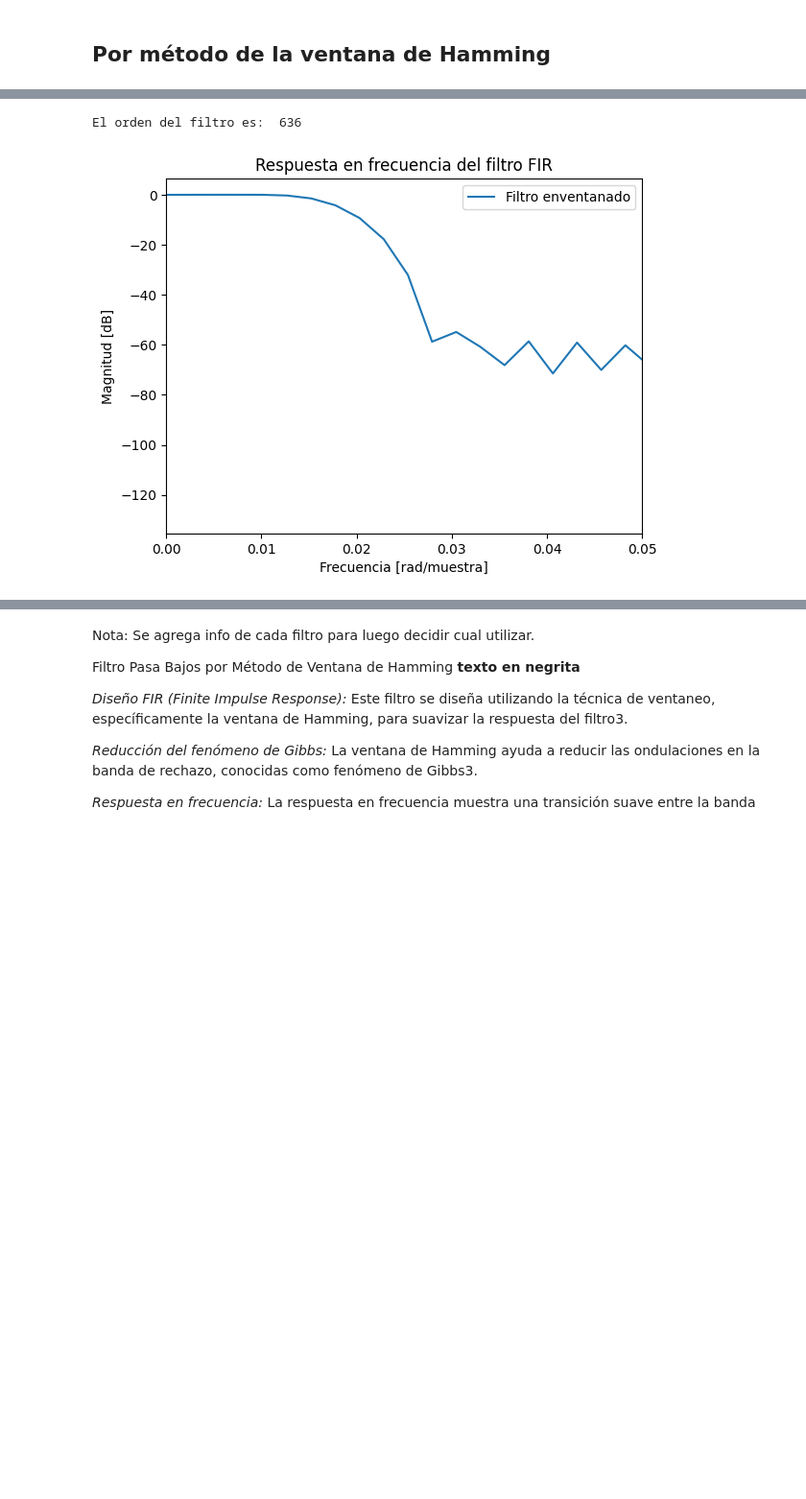
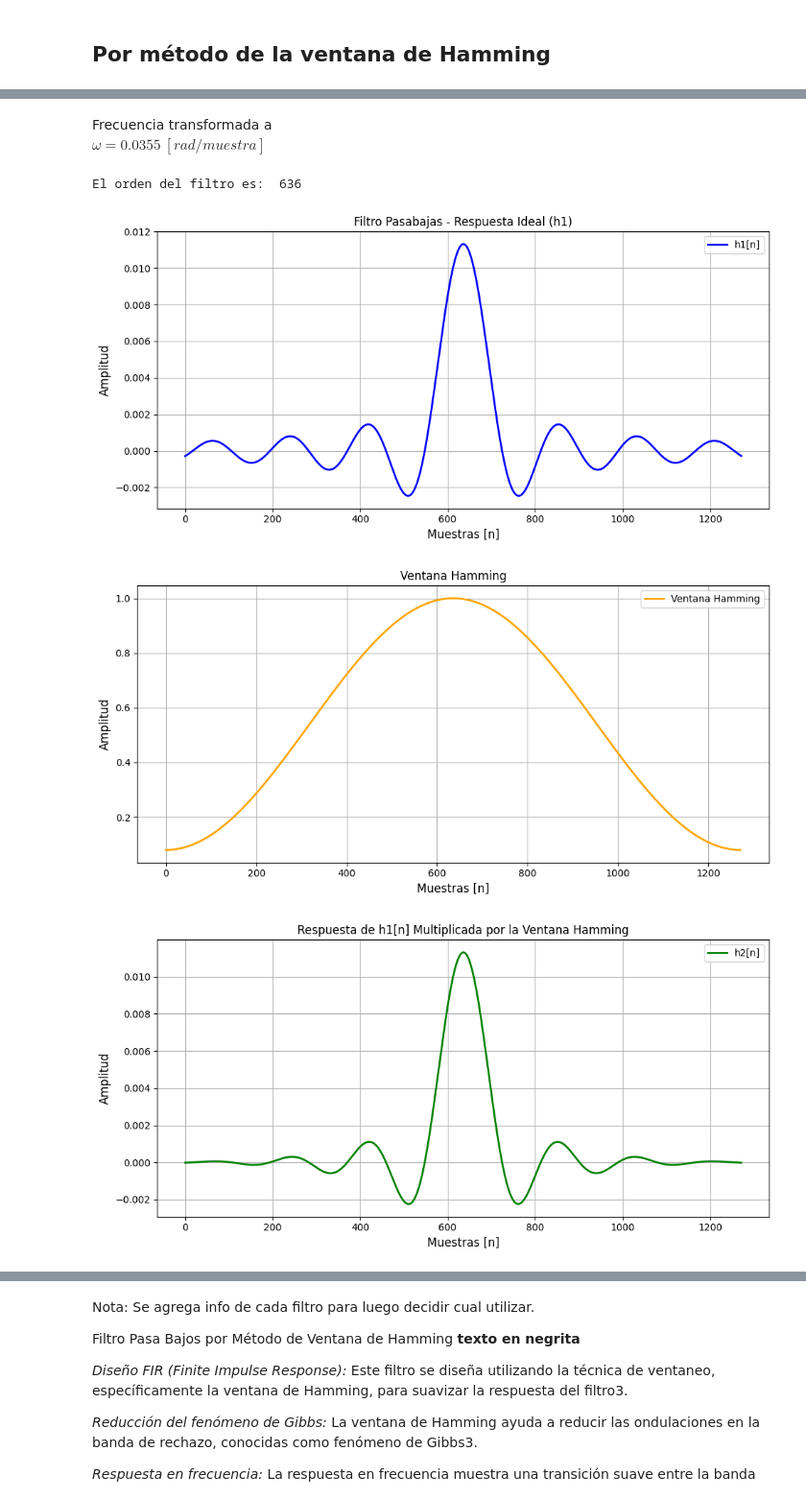
Before and after one commit to alex20022000/Signal_Processing_Project_Ciani-Dalle_Rive_Prieto, a Jupyter notebook: 01_Signal_Processing_Ciani+Dalle_Rive_Prieto.ipynb, the cells around one changed output, grey strips where cells are left out. Shown at 96% size. Drawn from its saved outputs; the diff is of its cells as text; code cells hidden in the pictures; blank space fills up the shorter version.

```diff
--- a/01_Signal_Processing_Ciani+Dalle_Rive_Prieto.ipynb
+++ b/01_Signal_Processing_Ciani+Dalle_Rive_Prieto.ipynb
@@ -667,10 +685,8 @@ Es posble convolucionar los coeficientes del filtro con la señal de entrada.
+# %% [markdown]
+Frecuencia transformada a
+$\omega = 0.0355 \ [rad/muestra]$
 # %%
-import numpy as np
-import matplotlib.pyplot as plt
-import scipy.signal as signal
-from scipy.signal.windows import hamming
-
-fc = 1.5  # Frecuencia de corte
+fc = frec_90  # Frecuencia de corte
 fs = 500  # Frecuencia de muestreo
 Adb = 0  # Ganancia del filtro en decibeles
 N = len(freqs)  # Número de puntos de la FFT
@@ -685,38 +701,89 @@ bwn = 2 * np.pi * BW / fs
 # 3. Orden estimado del filtro
 M = int(4 / bwn)
 print('El orden del filtro es: ', M)
 
 # 4. Respuesta del filtro ideal h1[n]
 n = np.arange(-M, M)
 h1 = wc / np.pi * np.sinc(wc * n / np.pi)  # Filtro pasabajas, recuerde cambiar cuando pasaaltas, pasabanda, o rechazabanda
 w1, Hh1 = signal.freqz(h1, 1, whole=True, worN=N)  # Respuesta en frecuencia del filtro ideal
 
 # 5. Truncamiento de frecuencia en el origen h1[0]
 # Para el caso del filtro pasabajas no se debe aplicar
 
 # 6. Generación de la ventana para eliminar el fenómeno de Gibbs
 win = hamming(len(n))
 
 # 7. Multiplico la respuesta ideal por la ventana
 h2 = h1 * win
 
 # 8. Ganancia del filtro
 A = np.sqrt(10**(0.1 * Adb))
 h2 = h2 * A  # Ganancia del filtro
 w2, Hh2 = signal.freqz(h2, 1, whole=True, worN=N)  # Respuesta en frecuencia del filtro enventanado
 
 u = np.ones_like(n)  # Escalón
 un = np.convolve(u, h2, mode='full')  # Respuesta al escalón
 
-# Graficar la respuesta en frecuencia del filtro
-plt.figure()
-plt.plot(w2, 20 * np.log10(abs(Hh2)), label='Filtro enventanado')
-plt.xlabel('Frecuencia [rad/muestra]')
-plt.xlim(0,0.05)
-plt.ylabel('Magnitud [dB]')
-plt.title('Respuesta en frecuencia del filtro FIR')
+# Graficar el filtro ideal
+plt.figure(figsize=(10, 5))
+plt.title('Filtro Pasabajas - Respuesta Ideal (h1)')
+plt.plot(h1, label='h1[n]', color='blue', linewidth=2)
+plt.xlabel('Muestras [n]', fontsize=12)
+plt.ylabel('Amplitud', fontsize=12)
+plt.grid(True)
 plt.legend()
+plt.tight_layout()
 plt.show()
+
+# Graficar la ventana Hamming
+plt.figure(figsize=(10, 5))
+plt.title('Ventana Hamming')
+plt.plot(win, label='Ventana Hamming', color='orange', linewidth=2)
+plt.xlabel('Muestras [n]', fontsize=12)
+plt.ylabel('Amplitud', fontsize=12)
+plt.grid(True)
+plt.legend()
+plt.tight_layout()
+plt.show()
+
+# Graficar h1 * Hamming
+plt.figure(figsize=(10, 5))
+plt.title('Respuesta de h1[n] Multiplicada por la Ventana Hamming')
+plt.plot(h2, label='h2[n]', color='green', linewidth=2)
+plt.xlabel('Muestras [n]', fontsize=12)
+plt.ylabel('Amplitud', fontsize=12)
+plt.grid(True)
+plt.legend()
+plt.tight_layout()
+plt.show()
+
+# Graficar respuesta en frecuencia del filtro ideal
+plt.figure(figsize=(12, 6))
+plt.plot(w1, 20 * np.log10(abs(Hh1)), 'b', label='Filtro Ideal', linewidth=2)
+plt.title('Respuesta en Frecuencia del Filtro Ideal')
+plt.ylabel('Amplitud [dB]', fontsize=12)
+plt.xlabel('Frecuencia [rad/muestra]', fontsize=12)
+plt.xlim(0, 0.1)  # Ajustar el límite superior
+plt.axvline(x=wc, color='r', linestyle='--', label=f'Frecuencia de Corte: {fc} Hz', linewidth=1.5)
+plt.grid(True, which='both', linestyle='--', linewidth=0.7)
+plt.legend(fontsize=12)
+plt.tight_layout()
+plt.show()
+
+# Graficar respuesta en frecuencia del filtro enventanado
+plt.figure(figsize=(12, 6))  # Tamaño del gráfico
+plt.plot(w2, 20 * np.log10(abs(Hh2)), label='Filtro enventanado', color='b', linewidth=2)
+plt.axvline(x=wc, color='r', linestyle='--', label=f'Frecuencia de Corte: {fc} Hz', linewidth=1.5)
+plt.xlabel('Frecuencia [rad/muestra]', fontsize=14)
+plt.ylabel('Magnitud [dB]', fontsize=14)
+plt.title('Respuesta en Frecuencia del Filtro FIR', fontsize=16)
+plt.xlim(0, 0.05)  # Ajustar límites según sea necesario
+plt.grid(True, which='both', linestyle='--', linewidth=0.7)  # Cuadrícula más clara
+plt.legend(fontsize=12)
+plt.tight_layout()  # Ajuste de diseño
+plt.show()
 # %% [output]
 El orden del filtro es:  636
-[figure, old version]
+[figure, new version]
+[figure, added]
+[figure, added]
```
Also changed, not shown: parts of 11 cells of this notebook.
